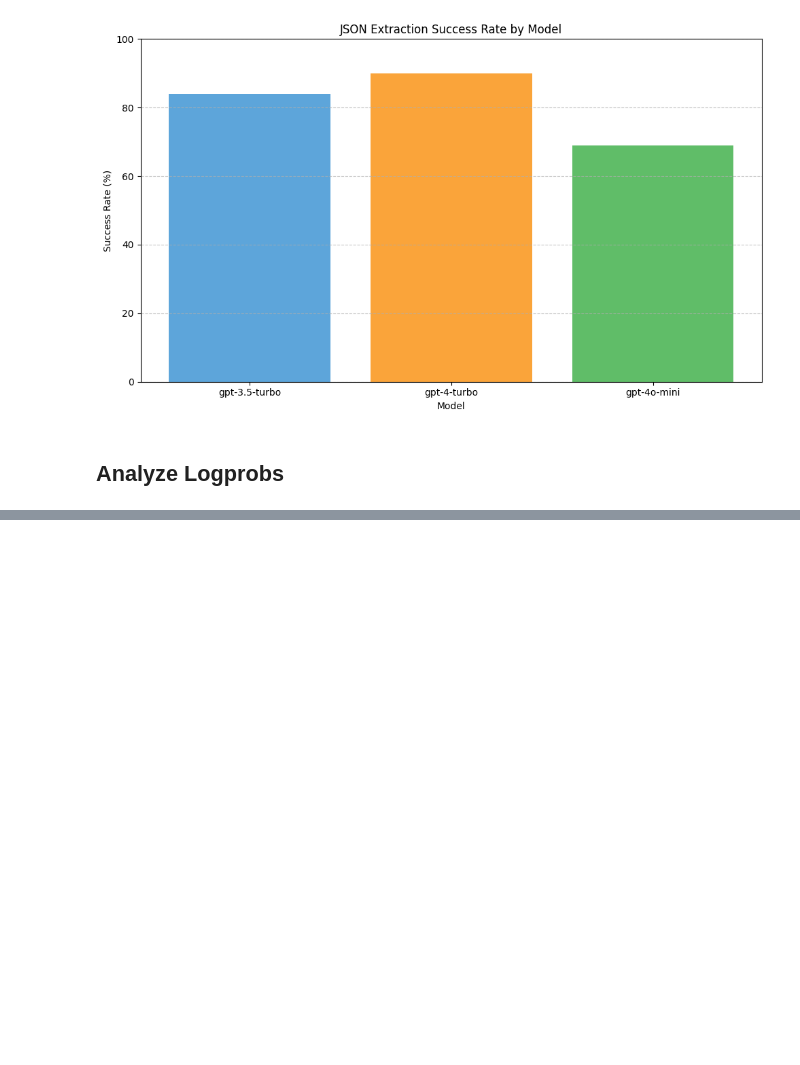
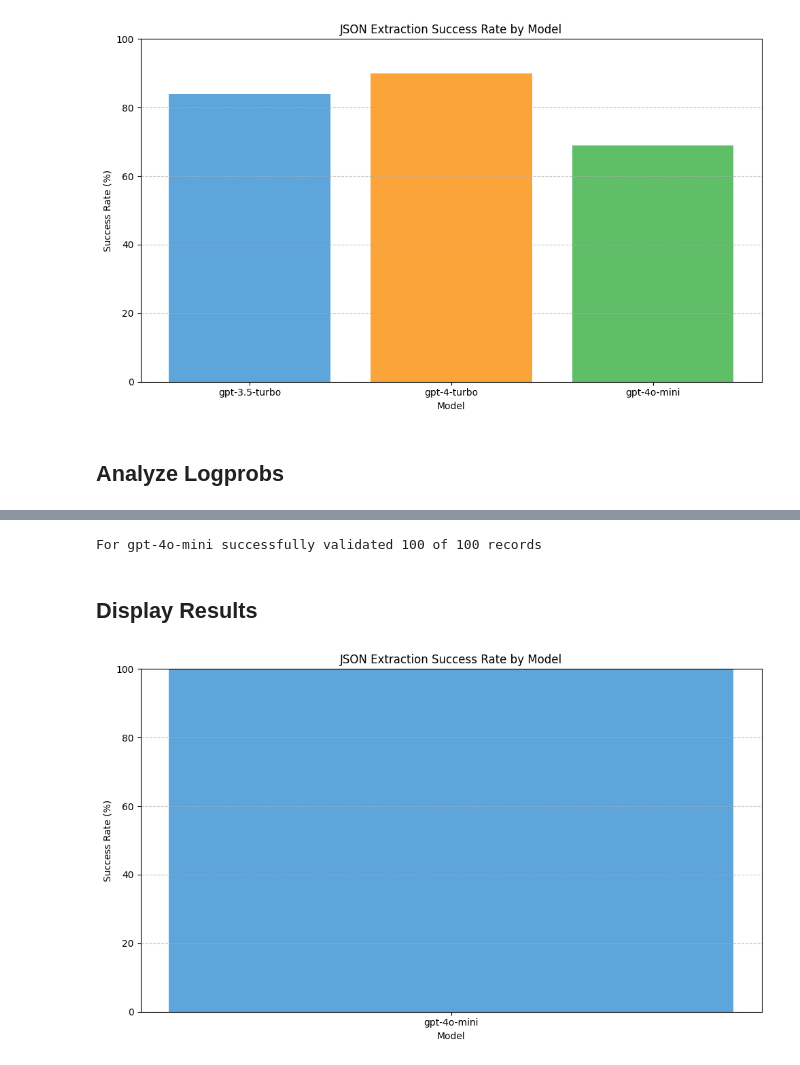
Before and after one commit to ericness/end-of-json-validation-hell, a Jupyter notebook: notebooks/prompt_json_generation.ipynb, the cells around one changed output, grey strips where cells are left out. Saved outputs shown, nothing was run; the diff lists cells and outputs as text; code cells hidden in the pictures; blank space fills up the shorter version.

Commit message:
Combine struct prob and add visualization

```diff
--- a/notebooks/prompt_json_generation.ipynb
+++ b/notebooks/prompt_json_generation.ipynb
@@ -301,0 +495,48 @@ plt.show()
+# %%
+openai_client = AsyncOpenAI()
+
+ARTICLE_COUNT = 100
+MAX_CONCURRENT_TASKS = 4
+loop_semaphore = asyncio.Semaphore(MAX_CONCURRENT_TASKS)
+
+success_count = 0
+model_names=["gpt-4o-mini"]
+# model_names=["gpt-3.5-turbo", "gpt-4-turbo", "gpt-4o-mini"]
+
+results = defaultdict(list)
+for model_name in model_names:
+    tasks = [extract_article_data(article, model_name, openai_client, loop_semaphore) for article in combined_df['text'][:ARTICLE_COUNT]]
+
+    for f in tqdm(asyncio.as_completed(tasks), total=len(tasks)):
+        results[model_name].append(await f)
+
+    success_count = sum(1 for result in results[model_name] if result)
+    print(f"For {model_name} successfully validated {success_count} of {ARTICLE_COUNT} records")
+# %% [output]
+For gpt-4o-mini successfully validated 100 of 100 records
+# %% [markdown]
+## Display Results
+# %%
+model_success_rates = {}
+for model_name, results_list in results.items():
+    success_count = sum(1 for result in results_list if result)
+    success_rate = (success_count / len(results_list)) * 100
+    model_success_rates[model_name] = success_rate
+# %%
+
+models = list(results.keys())
+success_rates = [model_success_rates[model] for model in models]
+
+plt.figure(figsize=(10, 6))
+bars = plt.bar(models, success_rates, color=['#5DA5DA', '#FAA43A', '#60BD68'])
+
+plt.xlabel('Model')
+plt.ylabel('Success Rate (%)')
+plt.title('JSON Extraction Success Rate by Model')
+plt.ylim(0, 100)
+
+plt.grid(axis='y', linestyle='--', alpha=0.7)
+plt.tight_layout()
+plt.show()
+# %% [output]
+[figure, added]
```
Also changed, not shown: parts of 9 cells of this notebook.
